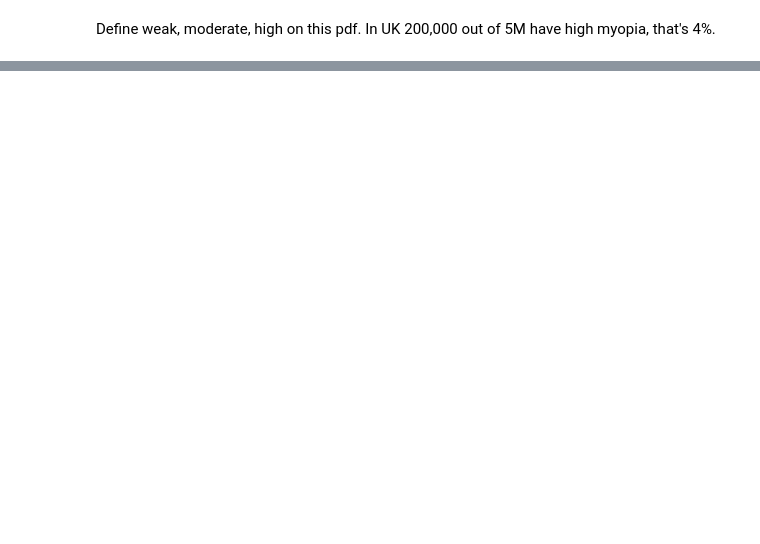
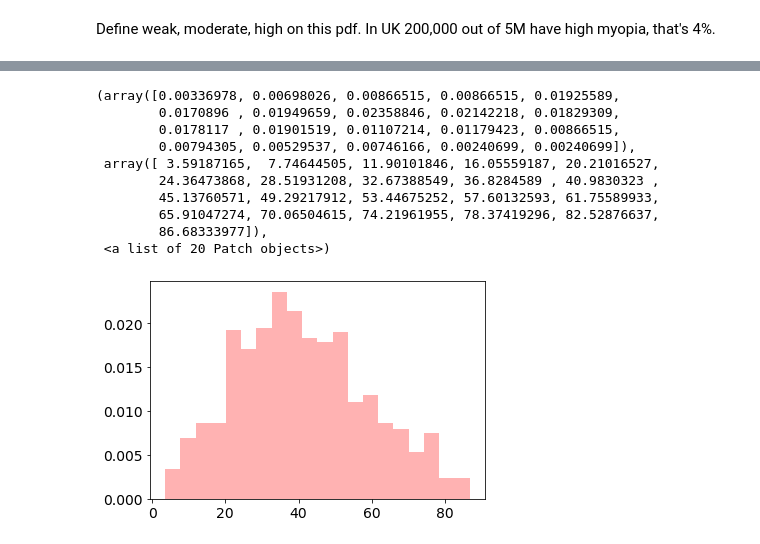
Before and after one commit to elizabethdaly/simulating-data, a Jupyter notebook: eyesight.ipynb, the cells around one changed output, grey strips where cells are left out. Drawn from its saved outputs; the diff is of its cells as text; code cells hidden in the pictures; blank space fills up the shorter version.

```diff
--- a/eyesight.ipynb
+++ b/eyesight.ipynb
@@ -182,0 +229,15 @@ This variable will be called age. It is a numerical variable, a positive integer
+# %%
+# can I find a dist that reproduces this?
+plt.hist(np.random.triangular(0, 37, 90, 1000), bins=20, density=True, alpha = 0.3, FaceColor='r')
+# %% [output]
+(array([0.00336978, 0.00698026, 0.00866515, 0.00866515, 0.01925589,
+        0.0170896 , 0.01949659, 0.02358846, 0.02142218, 0.01829309,
+        0.0178117 , 0.01901519, 0.01107214, 0.01179423, 0.00866515,
+        0.00794305, 0.00529537, 0.00746166, 0.00240699, 0.00240699]),
+ array([ 3.59187165,  7.74644505, 11.90101846, 16.05559187, 20.21016527,
+        24.36473868, 28.51931208, 32.67388549, 36.8284589 , 40.9830323 ,
+        45.13760571, 49.29217912, 53.44675252, 57.60132593, 61.75589933,
+        65.91047274, 70.06504615, 74.21961955, 78.37419296, 82.52876637,
+        86.68333977]),
+ <a list of 20 Patch objects>)
+[figure, added]
```
Also changed, not shown: parts of 7 cells of this notebook, 3 other files.
